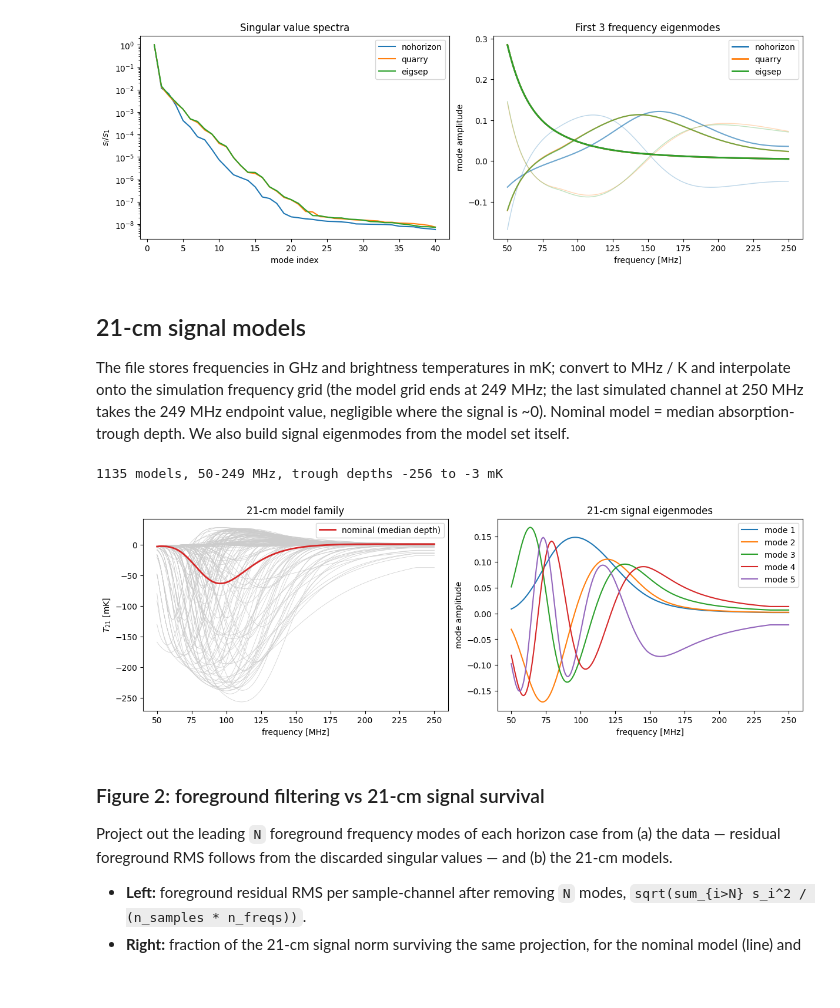
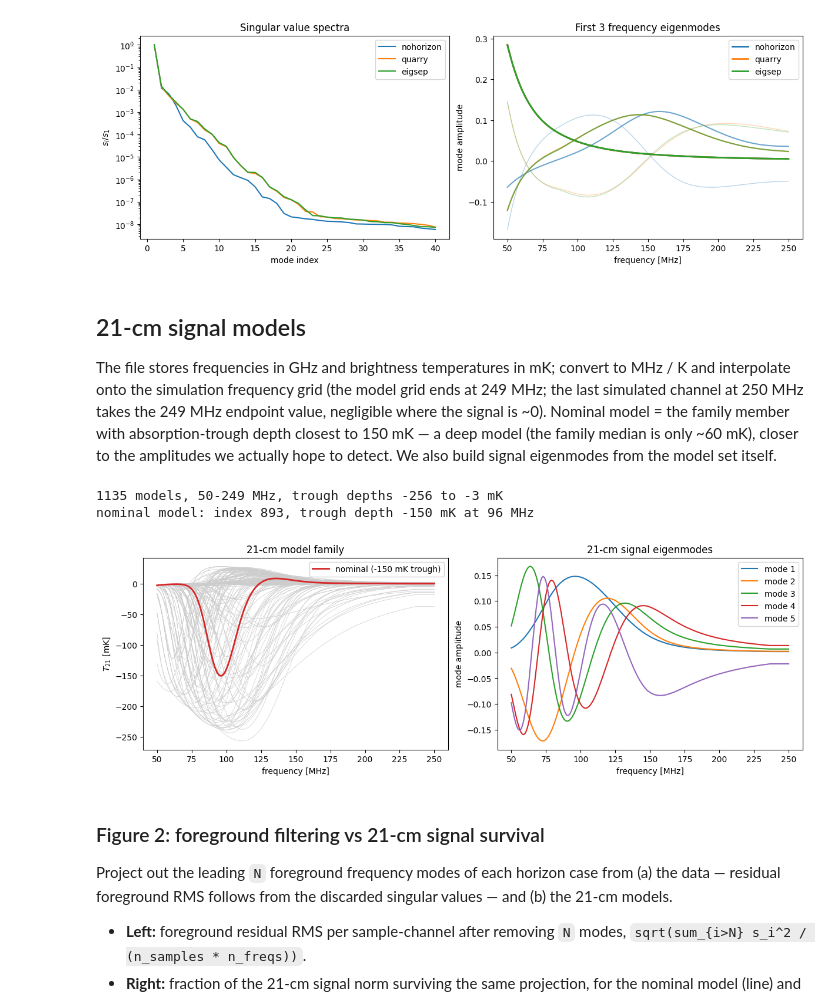
Before and after one commit to christianhbye/eigsep_mock_analysis, a Jupyter notebook: horizon_chromaticity/notebooks/chromaticity_pca.ipynb, the cells around one changed output. Drawn from its saved outputs; the diff is of its cells as text; code cells hidden in the pictures; blank space fills up the shorter version.

```diff
--- a/horizon_chromaticity/notebooks/chromaticity_pca.ipynb
+++ b/horizon_chromaticity/notebooks/chromaticity_pca.ipynb
@@ -165,10 +170,14 @@ for c in CASES:
     (ring,) = np.nonzero(elev == AZ_SLICE_ELEV)
     az_slice = t_sys[ring].mean(axis=1)  # corrected, (n_az, n_freqs)
 
+    (zi,) = np.nonzero((elev == 0.0) & (az == 0.0))
+    zen_sky = t_sys[zi[0]].copy()  # corrected zenith waterfall
+
     extract[c] = dict(
         wf=wf,
         az_ring=az[ring],
         az_slice=az_slice,
+        zen_sky=zen_sky,
         G=G_sky,
         G_raw=G_raw,
         fgnd=fgnd,
@@ -392,7 +401,9 @@ The file stores frequencies in GHz and brightness temperatures in mK;
 convert to MHz / K and interpolate onto the simulation frequency grid
 (the model grid ends at 249 MHz; the last simulated channel at 250 MHz
 takes the 249 MHz endpoint value, negligible where the signal is ~0).
-Nominal model = median absorption-trough depth. We also build signal
+Nominal model = the family member with absorption-trough depth closest
+to 150 mK — a deep model (the family median is only ~60 mK), closer to
+the amplitudes we actually hope to detect. We also build signal
 eigenmodes from the model set itself.
 # %%
 t21_d = np.load(T21_FILE)
@@ -411,32 +422,45 @@ print(
 t21 = np.array([np.interp(freqs, freqs21, m) for m in models21])  # (n_models, n_freqs) [K]
 
 depth = t21.min(axis=1)
-nominal_idx = int(np.argsort(depth)[len(depth) // 2])
+NOMINAL_DEPTH_K = -0.150  # target trough depth for the nominal model
+nominal_idx = int(np.argmin(np.abs(depth - NOMINAL_DEPTH_K)))
 t21_nom = t21[nominal_idx]
+print(
+    f"nominal model: index {nominal_idx}, trough depth "
+    f"{depth[nominal_idx] * 1e3:.0f} mK at "
+    f"{freqs[int(np.argmin(t21_nom))]:.0f} MHz"
+)
 
 # signal eigenmodes from the model family
 _, s21, Vt21 = np.linalg.svd(t21, full_matrices=False)
 # %% [output]
 1135 models, 50-249 MHz, trough depths -256 to -3 mK
+nominal model: index 893, trough depth -150 mK at 96 MHz
 # %%
 fig, axs = plt.subplots(1, 2, figsize=(12, 4), constrained_layout=True)
 
 axs[0].plot(freqs, t21[:: max(1, len(t21) // 150)].T * 1e3, color="0.8", lw=0.5)
-axs[0].plot(freqs, t21_nom * 1e3, color="C3", lw=2, label="nominal (median depth)")
+axs[0].plot(
+    freqs,
+    t21_nom * 1e3,
+    color="C3",
+    lw=2,
+    label=f"nominal ({depth[nominal_idx] * 1e3:.0f} mK trough)",
+)
 axs[0].set_xlabel("frequency [MHz]")
 axs[0].set_ylabel(r"$T_{21}$ [mK]")
 axs[0].set_title("21-cm model family")
 axs[0].legend()
 
 for m in range(5):
     axs[1].plot(freqs, Vt21[m], label=f"mode {m + 1}")
 axs[1].set_xlabel("frequency [MHz]")
 axs[1].set_ylabel("mode amplitude")
 axs[1].set_title("21-cm signal eigenmodes")
 axs[1].legend()
 plt.show()
 # %% [output]
-[figure, old version]
+[figure, new version]
 # %% [markdown]
 ### Figure 2: foreground filtering vs 21-cm signal survival
 
```
Also changed, not shown: parts of 14 cells of this notebook, 2 other files.
